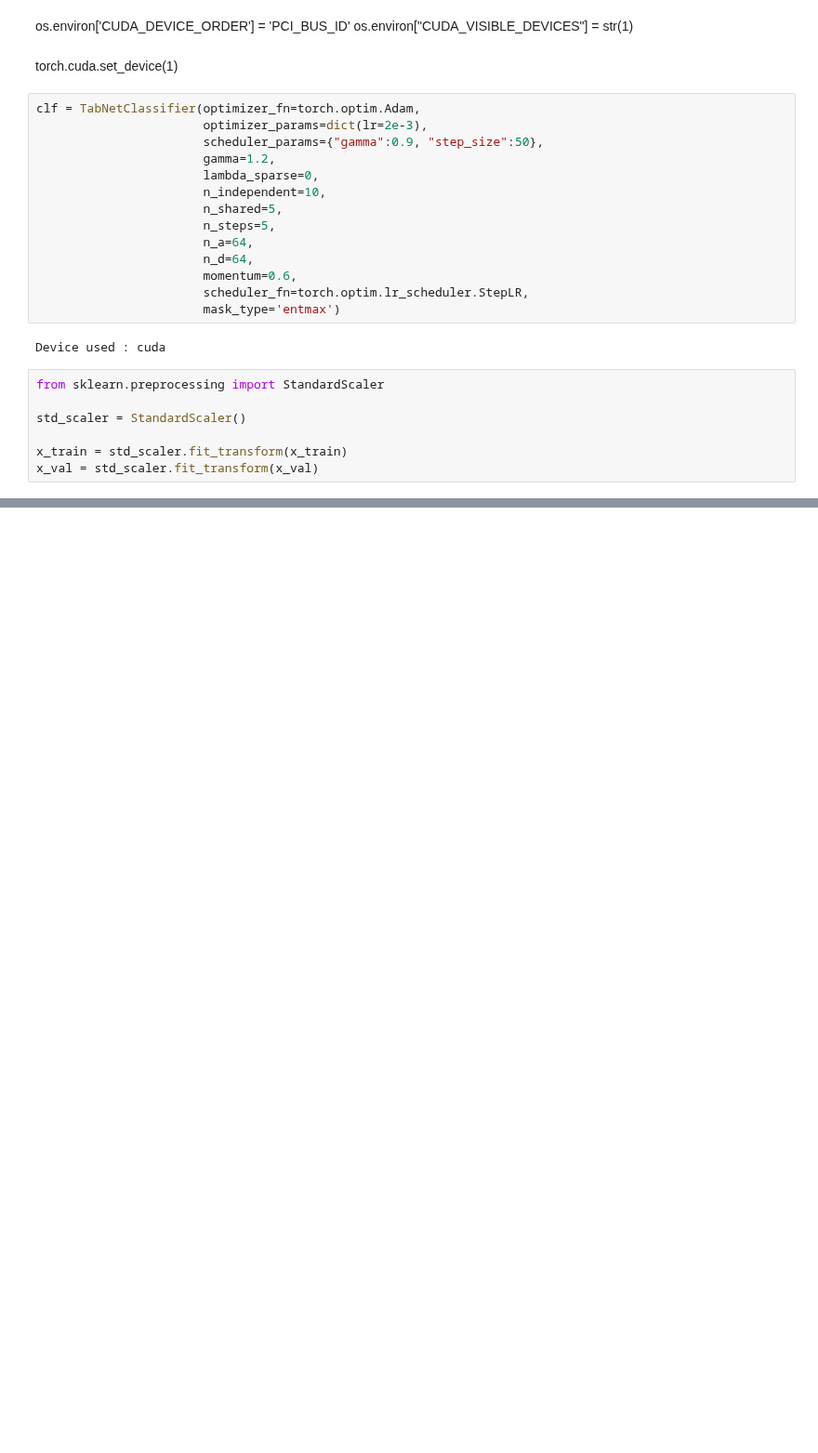
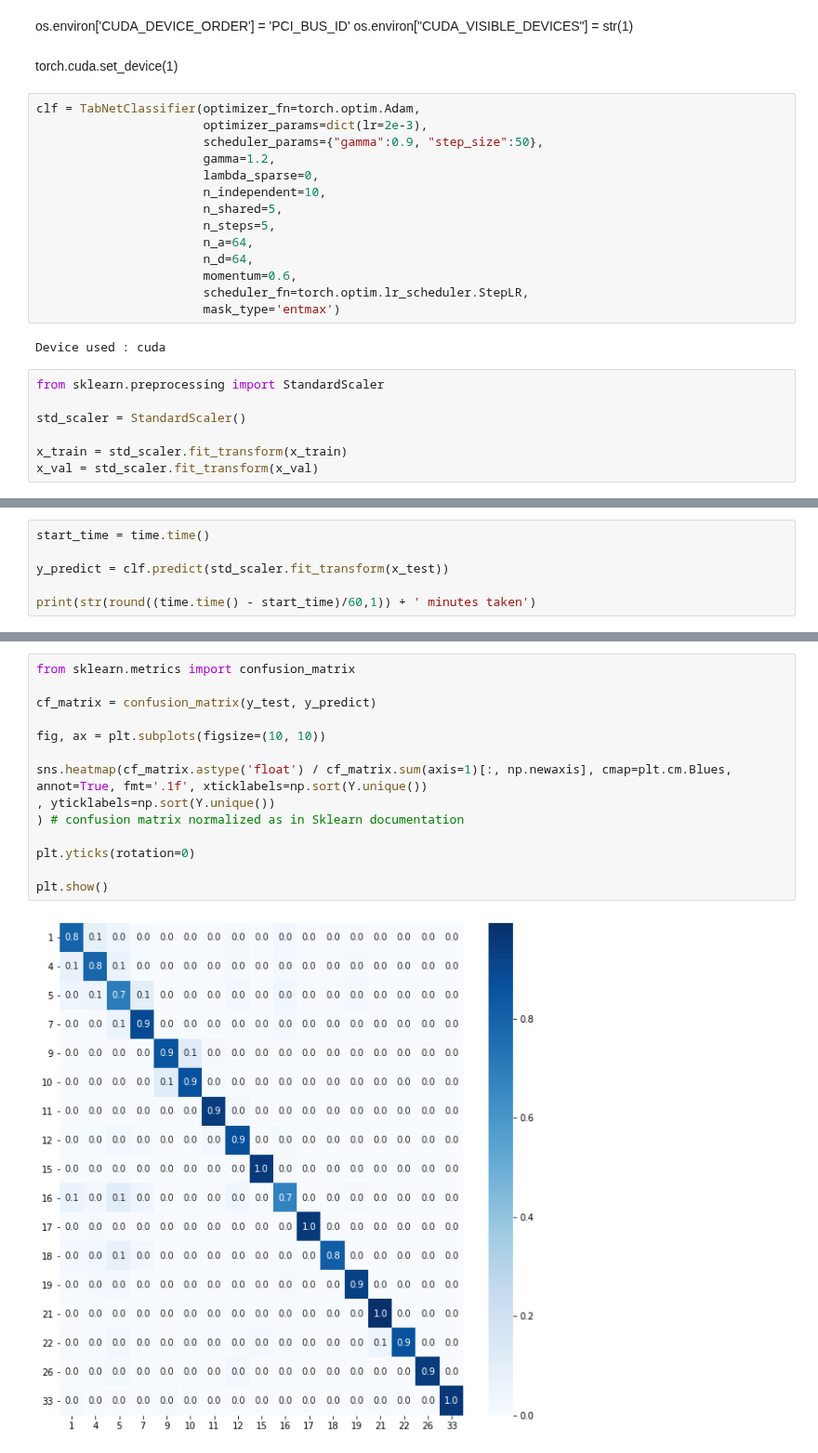
Before and after one commit to rmozart/North-Sea-Electrofacies-Clustering, a Jupyter notebook: Scripts/tabnet_experiment_compclass.ipynb, the cells around one changed output, grey strips where cells are left out. Shown at 93% size. Saved outputs shown, nothing was run; the diff lists cells and outputs as text; blank space fills up the shorter version.

```diff
--- a/Scripts/tabnet_experiment_compclass.ipynb
+++ b/Scripts/tabnet_experiment_compclass.ipynb
@@ -148,0 +176,6 @@ plt.show()
+# %%
+start_time = time.time()
+
+y_predict = clf.predict(std_scaler.fit_transform(x_test))
+
+print(str(round((time.time() - start_time)/60,1)) + ' minutes taken')
@@ -148,0 +214,16 @@ plt.show()
+# %%
+from sklearn.metrics import confusion_matrix
+
+cf_matrix = confusion_matrix(y_test, y_predict)
+
+fig, ax = plt.subplots(figsize=(10, 10))
+
+sns.heatmap(cf_matrix.astype('float') / cf_matrix.sum(axis=1)[:, np.newaxis], cmap=plt.cm.Blues, annot=True, fmt='.1f', xticklabels=np.sort(Y.unique())
+, yticklabels=np.sort(Y.unique())
+) # confusion matrix normalized as in Sklearn documentation
+
+plt.yticks(rotation=0)
+
+plt.show()
+# %% [output]
+[figure, added]
```
Also changed, not shown: parts of 15 cells of this notebook.
